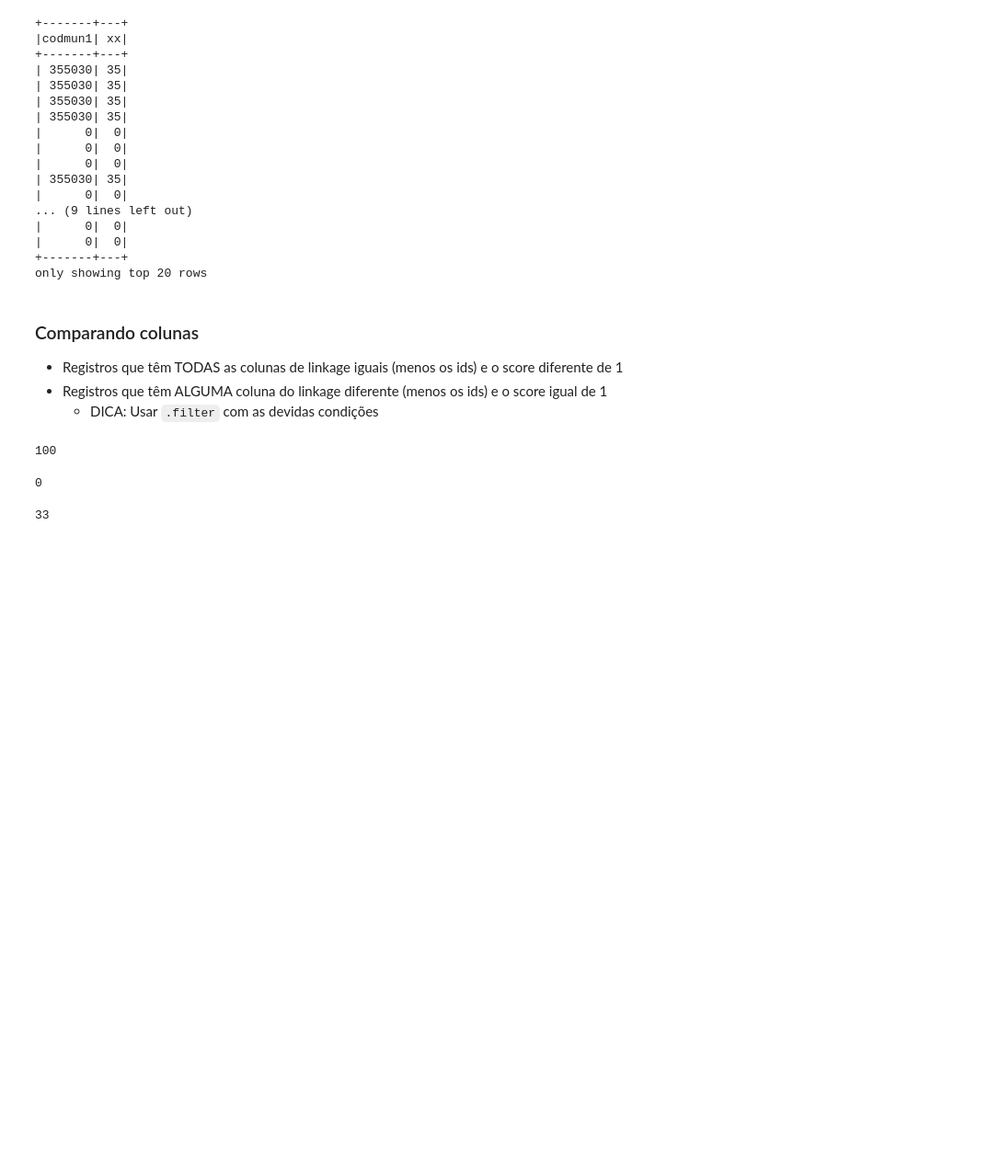
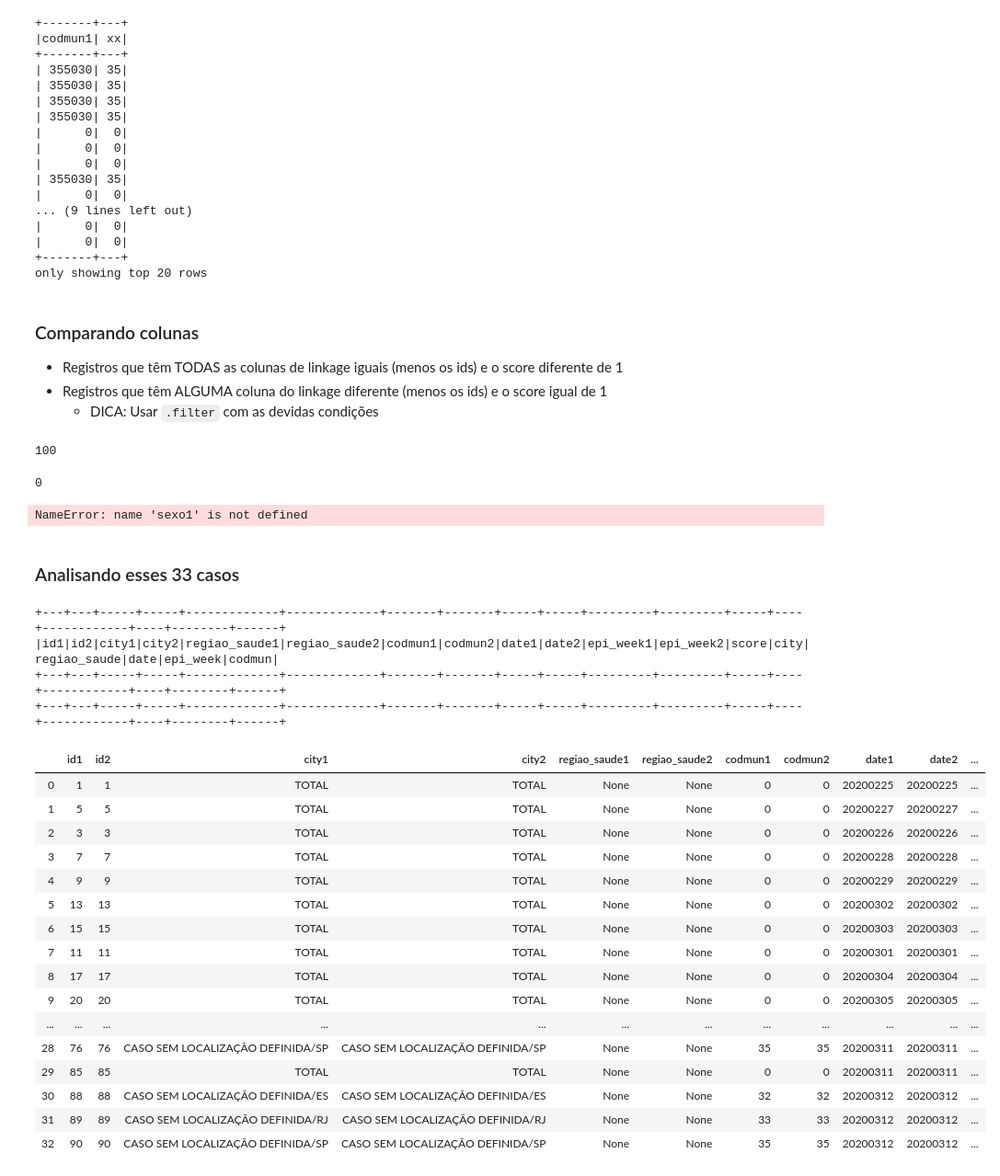
Before and after one commit to TatianeXimenes/aprendendo-pyspark, a Jupyter notebook: metadata/02_trabalhando_com_colunas/introducao_ao_pyspark_exemplo_linkage.ipynb, the cells around one changed output. Shown at 92% size. Drawn from its saved outputs; the diff is of its cells as text; code cells hidden in the pictures; blank space fills up the shorter version.

```diff
--- a/metadata/02_trabalhando_com_colunas/introducao_ao_pyspark_exemplo_linkage.ipynb
+++ b/metadata/02_trabalhando_com_colunas/introducao_ao_pyspark_exemplo_linkage.ipynb
@@ -238,3 +238,10 @@ df.filter(df.city == 1).count()
 df.filter((F.col('city') == 1) & (F.col('regiao_saude') == 1) & (F.col('date') == 1) & (F.col('epi_week') == 1) & (F.col('codmun') == 1) & (F.col('score') != 1)).count()
 # %% [output]
 0
+# %%
+# Registros que têm ALGUMA coluna do linkage diferente (menos os ids) e o score igual de 1
+df.filter((F.col('score') == 1) & (F.col(sexo1) != F.col(sexo2)) | (F.col('city1') != F.col('city2')) | (F.col('regiao_saude1') != F.col('regiao_saude2')) | (F.col('date1') != F.col('date2')) | (F.col('epi_week1') != F.col('epi_week2')) | (F.col('codmun1') != F.col('codmun2'))).count()
+# %% [output]
+NameError: name 'sexo1' is not defined
+# %% [markdown]
+### Analisando esses 33 casos
@@ -241,5 +250,28 @@ df.filter((F.col('city') == 1) & (F.col('regiao_saude') == 1) & (F.col('date') =
 # %%
-# Registros que têm ALGUMA coluna do linkage diferente (menos os ids) e o score igual de 1
-df.filter((F.col('score') == 1) & (F.col('city') != 1) | (F.col('regiao_saude') != 1) | (F.col('date') != 1) | (F.col('epi_week') != 1) | (F.col('codmun') != 1)).count()
+new_df = df.filter((F.col('score') == 1) & (F.col('city') != 1) & (F.col('regiao_saude') != 1) & (F.col('date') != 1) & (F.col('epi_week') != 1) & (F.col('codmun') != 1)).show(10)
 # %% [output]
-33
++---+---+-----+-----+-------------+-------------+-------+-------+-----+-----+---------+---------+-----+----+------------+----+--------+------+
+|id1|id2|city1|city2|regiao_saude1|regiao_saude2|codmun1|codmun2|date1|date2|epi_week1|epi_week2|score|city|regiao_saude|date|epi_week|codmun|
++---+---+-----+-----+-------------+-------------+-------+-------+-----+-----+---------+---------+-----+----+------------+----+--------+------+
++---+---+-----+-----+-------------+-------------+-------+-------+-----+-----+---------+---------+-----+----+------------+----+--------+------+
+# %%
+#new_df.show()
+new_df.limit(33).toPandas()
+# %% [output]
+|  | id1 | id2 | city1 | city2 | regiao_saude1 | regiao_saude2 | codmun1 | codmun2 | date1 | date2 | ... |
+| 0 | 1 | 1 | TOTAL | TOTAL | None | None | 0 | 0 | 20200225 | 20200225 | ... |
+| 1 | 5 | 5 | TOTAL | TOTAL | None | None | 0 | 0 | 20200227 | 20200227 | ... |
+| 2 | 3 | 3 | TOTAL | TOTAL | None | None | 0 | 0 | 20200226 | 20200226 | ... |
+| 3 | 7 | 7 | TOTAL | TOTAL | None | None | 0 | 0 | 20200228 | 20200228 | ... |
+| 4 | 9 | 9 | TOTAL | TOTAL | None | None | 0 | 0 | 20200229 | 20200229 | ... |
+| 5 | 13 | 13 | TOTAL | TOTAL | None | None | 0 | 0 | 20200302 | 20200302 | ... |
+| 6 | 15 | 15 | TOTAL | TOTAL | None | None | 0 | 0 | 20200303 | 20200303 | ... |
+| 7 | 11 | 11 | TOTAL | TOTAL | None | None | 0 | 0 | 20200301 | 20200301 | ... |
+| 8 | 17 | 17 | TOTAL | TOTAL | None | None | 0 | 0 | 20200304 | 20200304 | ... |
+| 9 | 20 | 20 | TOTAL | TOTAL | None | None | 0 | 0 | 20200305 | 20200305 | ... |
+| ... | ... | ... | ... | ... | ... | ... | ... | ... | ... | ... | ... |
+| 28 | 76 | 76 | CASO SEM LOCALIZAÇÃO DEFINIDA/SP | CASO SEM LOCALIZAÇÃO DEFINIDA/SP | None | None | 35 | 35 | 20200311 | 20200311 | ... |
+| 29 | 85 | 85 | TOTAL | TOTAL | None | None | 0 | 0 | 20200311 | 20200311 | ... |
+| 30 | 88 | 88 | CASO SEM LOCALIZAÇÃO DEFINIDA/ES | CASO SEM LOCALIZAÇÃO DEFINIDA/ES | None | None | 32 | 32 | 20200312 | 20200312 | ... |
+| 31 | 89 | 89 | CASO SEM LOCALIZAÇÃO DEFINIDA/RJ | CASO SEM LOCALIZAÇÃO DEFINIDA/RJ | None | None | 33 | 33 | 20200312 | 20200312 | ... |
+| 32 | 90 | 90 | CASO SEM LOCALIZAÇÃO DEFINIDA/SP | CASO SEM LOCALIZAÇÃO DEFINIDA/SP | None | None | 35 | 35 | 20200312 | 20200312 | ... |
```
Also changed, not shown: parts of 1 cell of this notebook.
